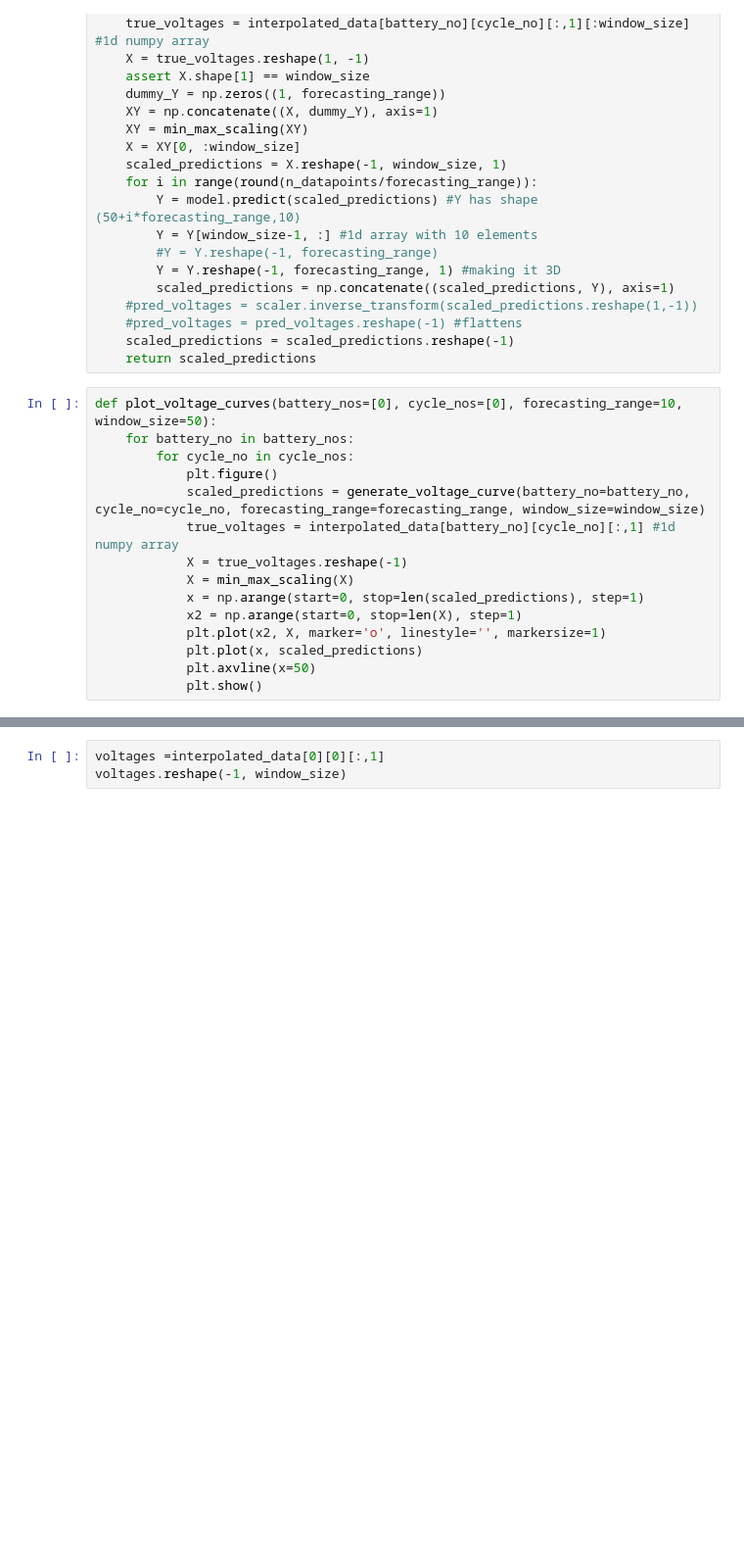
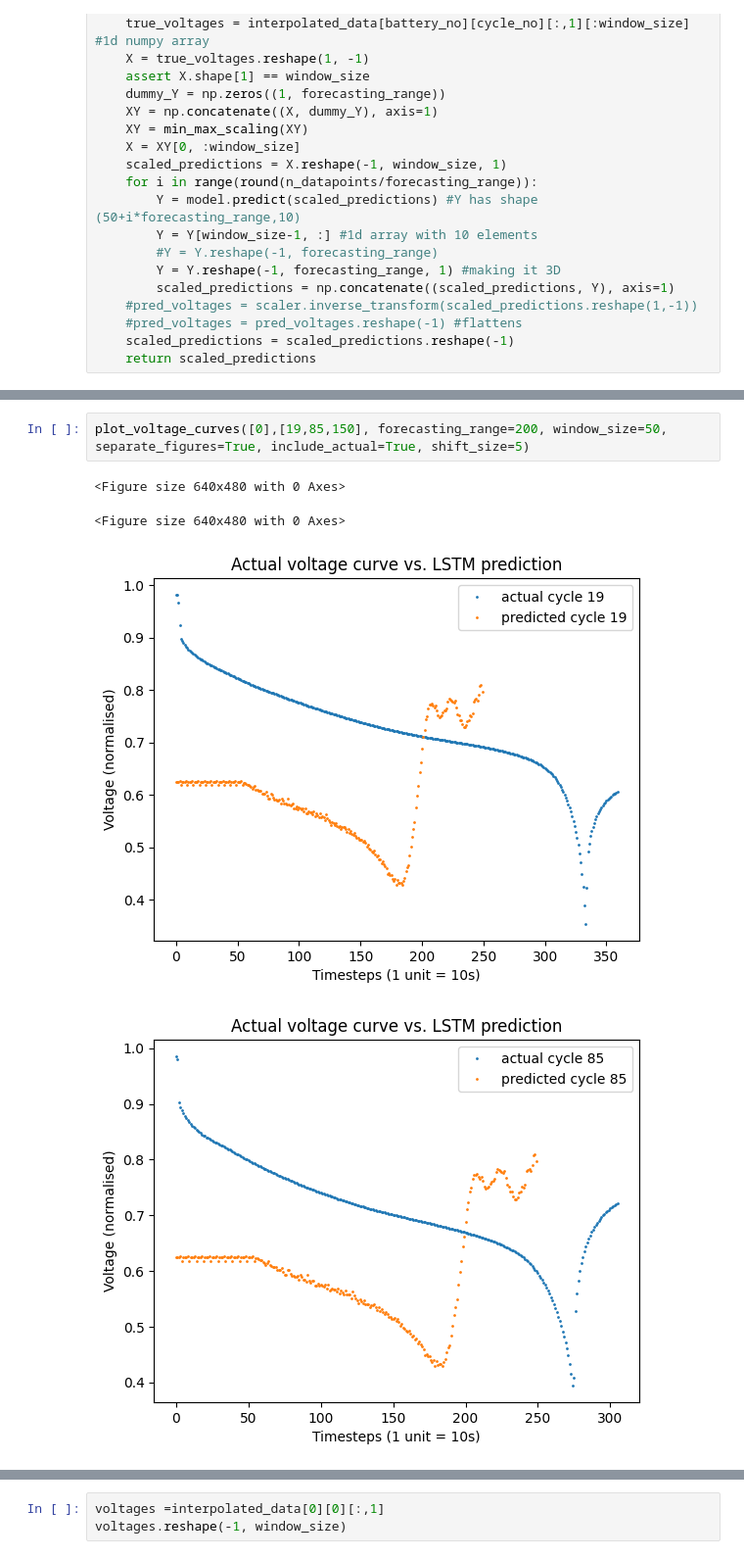
Before and after one commit to natskiu/Nasa-Battery, a Jupyter notebook: timeseries.ipynb, the cells around one changed output, grey strips where cells are left out. Shown: that part at 98% size. Drawn from its saved outputs; the diff is of its cells as text; blank space fills up the shorter version.

```diff
--- a/timeseries.ipynb
+++ b/timeseries.ipynb
@@ -410,18 +389,3 @@ def generate_voltage_curve_variable(model=wrapped_model, interpolated_data=inter
     #pred_voltages = pred_voltages.reshape(-1) #flattens
     scaled_predictions = scaled_predictions.reshape(-1)
     return scaled_predictions
-# %%
-def plot_voltage_curves(battery_nos=[0], cycle_nos=[0], forecasting_range=10, window_size=50):
-    for battery_no in battery_nos:
-        for cycle_no in cycle_nos:
-            plt.figure()
-            scaled_predictions = generate_voltage_curve(battery_no=battery_no, cycle_no=cycle_no, forecasting_range=forecasting_range, window_size=window_size)
-            true_voltages = interpolated_data[battery_no][cycle_no][:,1] #1d numpy array
-            X = true_voltages.reshape(-1)
-            X = min_max_scaling(X)
-            x = np.arange(start=0, stop=len(scaled_predictions), step=1)
-            x2 = np.arange(start=0, stop=len(X), step=1)
-            plt.plot(x2, X, marker='o', linestyle='', markersize=1)
-            plt.plot(x, scaled_predictions)
-            plt.axvline(x=50)
-            plt.show()
@@ -433,0 +427,7 @@ plot_voltage_curves([2],[1,80,150], forecasting_range=100)
+# %%
+plot_voltage_curves([0],[19,85,150], forecasting_range=200, window_size=50, separate_figures=True, include_actual=True, shift_size=5)
+# %% [output]
+<Figure size 640x480 with 0 Axes>
+<Figure size 640x480 with 0 Axes>
+[figure, added]
+[figure, added]
```
Also changed, not shown: parts of 9 cells of this notebook.
